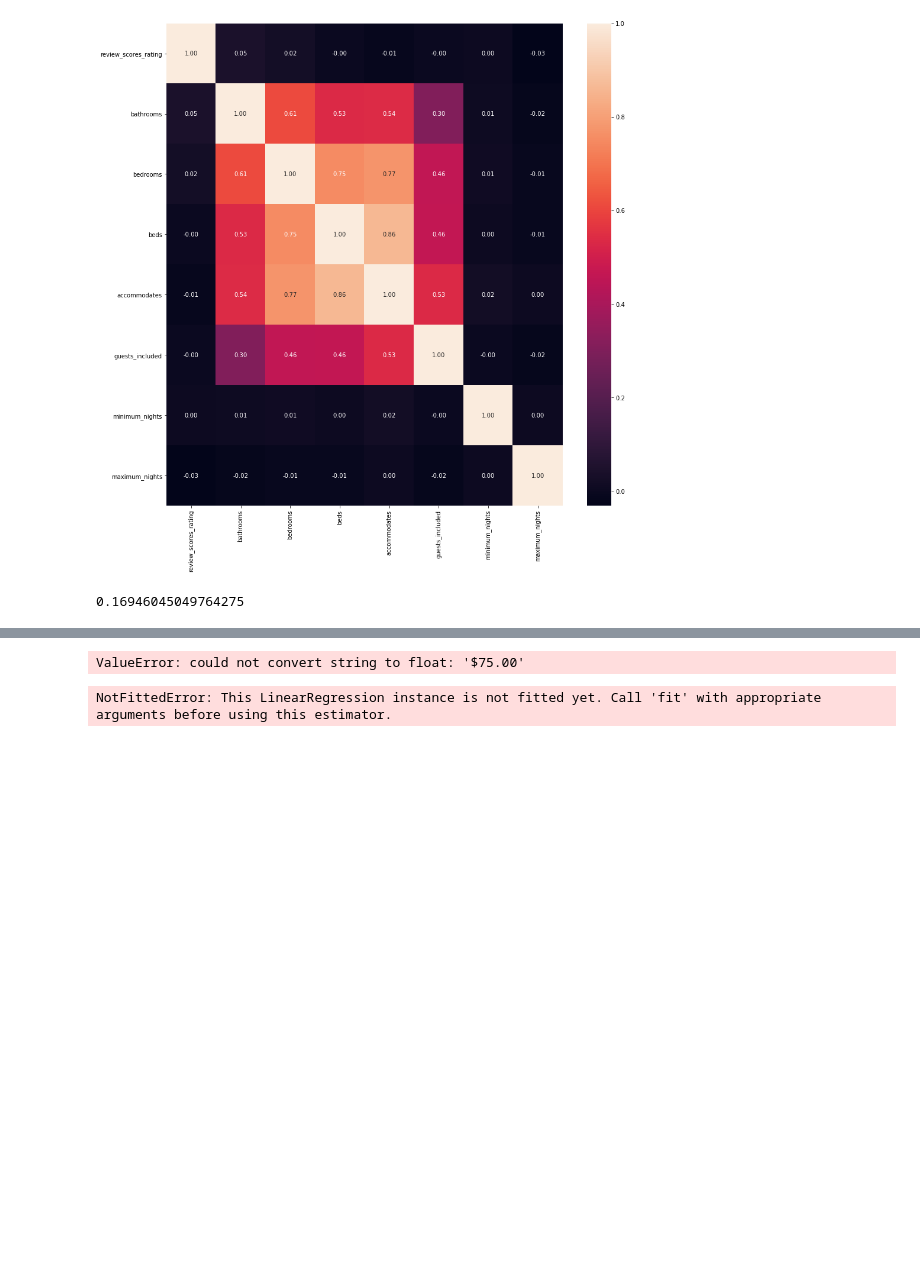
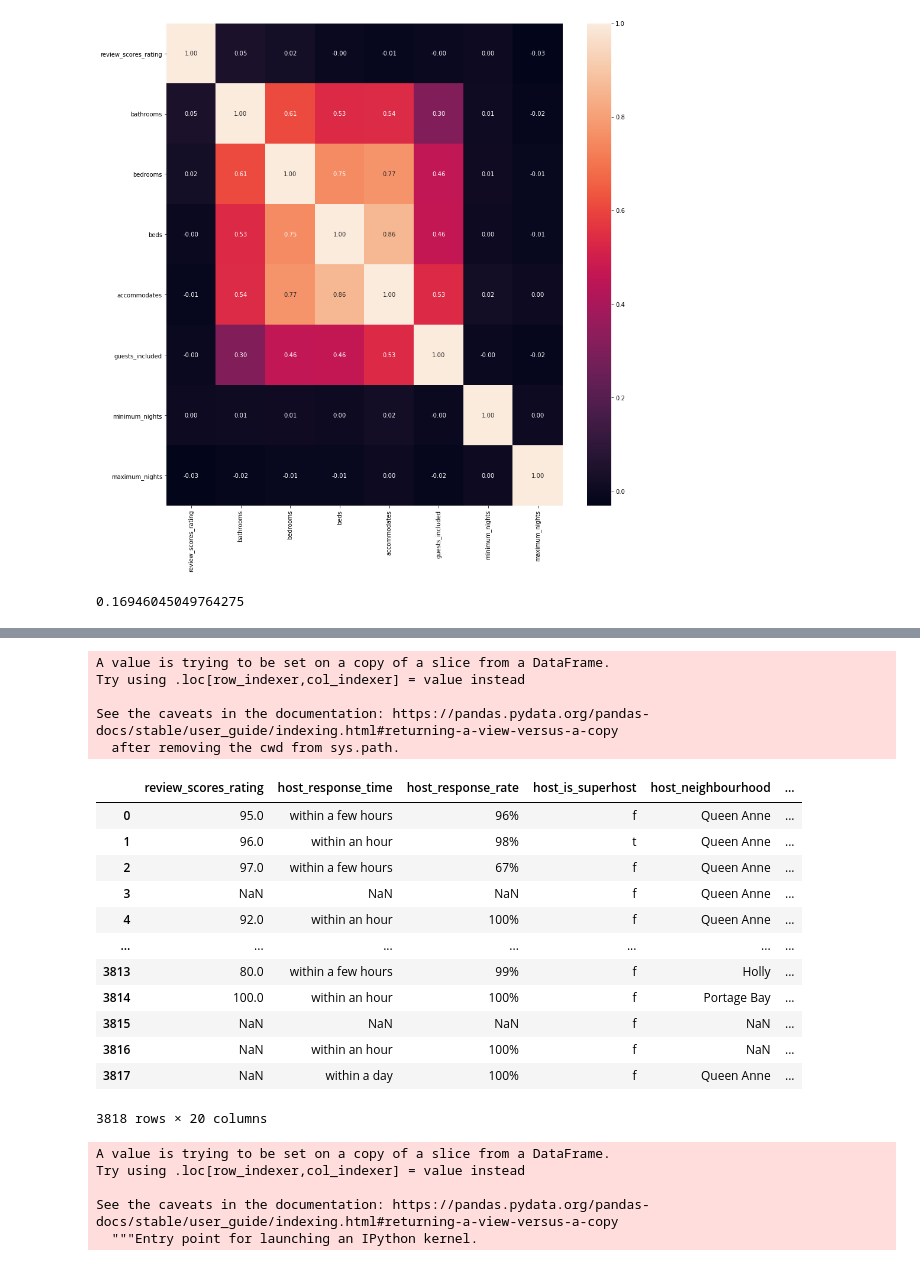
Before and after one commit to unoszte0291/seattle_airbnb_data, a Jupyter notebook: Write A Data Science Blog Post.ipynb, the cells around one changed output, grey strips where cells are left out. Cells and saved outputs as stored; diff of their text form; code cells hidden in the pictures; blank space fills up the shorter version.

```diff
--- a/Write A Data Science Blog Post.ipynb
+++ b/Write A Data Science Blog Post.ipynb
@@ -285,7 +286,7 @@ sns.heatmap(listings_1.corr(), annot=True, fmt=".2f");
 # %% [output]
 [figure]
 # %%
-listings_2 = listings[["review_scores_rating","host_response_time","host_response_rate","host_is_superhost","host_neighbourhood","host_verifications","host_has_profile_pic","host_identity_verified","property_type","room_type","bed_type","amenities","price","weekly_price","monthly_price", "security_deposit", "cleaning_fee", "guests_included", "extra_people", "cancellation_policy" ]]
+listings_2 = listings[["review_scores_rating","host_response_time","host_response_rate","host_is_superhost","host_neighbourhood","host_verifications","host_has_profile_pic","host_identity_verified","property_type","room_type","bed_type","amenities","price","weekly_price","monthly_price", "security_deposit", "cleaning_fee", "guests_included", "extra_people", "cancellation_policy", "neighbourhood" ]]
 # %%
 listings_2['review_scores_rating'].isnull().mean() # missing values
 # %% [output]
@@ -374,21 +349,35 @@ X_train, X_test, y_train, y_test = train_test_split(X, y, test_size = .30, rando
-# %%
-lm_model = LinearRegression(normalize=True) # Instantiate
-lm_model.fit(X_train, y_train) #Fit
-# %% [output]
-ValueError: could not convert string to float: '$75.00'
-# %%
-    #Predict using your model
-    y_test_preds = lm_model.predict(X_test)
-    y_train_preds = lm_model.predict(X_train)
-
-    #Score using your model
-    test_score = r2_score(y_test, y_test_preds)
-    train_score = r2_score(y_train, y_train_preds)
-
-    return test_score, train_score, lm_model, X_train, X_test, y_train, y_test
-
-
-#Test your function with the above dataset
-test_score, train_score, lm_model, X_train, X_test, y_train, y_test = clean_fit_linear_mod(listings_2, 'price', cat_cols_lst, dummy_na=False)
-# %% [output]
-NotFittedError: This LinearRegression instance is not fitted yet. Call 'fit' with appropriate arguments before using this estimator.
+# %%
+import locale
+import pandas as pd
+locale.setlocale(locale.LC_ALL,'')
+listings_2['price']=listings_2.price.map(lambda x: locale.atof(x.strip('$')))
+# %% [output]
+A value is trying to be set on a copy of a slice from a DataFrame.
+Try using .loc[row_indexer,col_indexer] = value instead
+
+See the caveats in the documentation: https://pandas.pydata.org/pandas-docs/stable/user_guide/indexing.html#returning-a-view-versus-a-copy
+  after removing the cwd from sys.path.
+# %%
+listings_2
+# %% [output]
+|  | review_scores_rating | host_response_time | host_response_rate | host_is_superhost | host_neighbourhood | ... |
+| 0 | 95.0 | within a few hours | 96% | f | Queen Anne | ... |
+| 1 | 96.0 | within an hour | 98% | t | Queen Anne | ... |
+| 2 | 97.0 | within a few hours | 67% | f | Queen Anne | ... |
+| 3 | NaN | NaN | NaN | f | Queen Anne | ... |
+| 4 | 92.0 | within an hour | 100% | f | Queen Anne | ... |
+| ... | ... | ... | ... | ... | ... | ... |
+| 3813 | 80.0 | within a few hours | 99% | f | Holly | ... |
+| 3814 | 100.0 | within an hour | 100% | f | Portage Bay | ... |
+| 3815 | NaN | NaN | NaN | f | NaN | ... |
+| 3816 | NaN | within an hour | 100% | f | NaN | ... |
+| 3817 | NaN | within a day | 100% | f | Queen Anne | ... |
+3818 rows × 20 columns
+# %%
+listings_2['review_scores_rating'] = listings_2['review_scores_rating'].fillna(listings_2['review_scores_rating'].mean())
+# %% [output]
+A value is trying to be set on a copy of a slice from a DataFrame.
+Try using .loc[row_indexer,col_indexer] = value instead
+
+See the caveats in the documentation: https://pandas.pydata.org/pandas-docs/stable/user_guide/indexing.html#returning-a-view-versus-a-copy
+  """Entry point for launching an IPython kernel.
```
Also changed, not shown: parts of 13 cells of this notebook.
